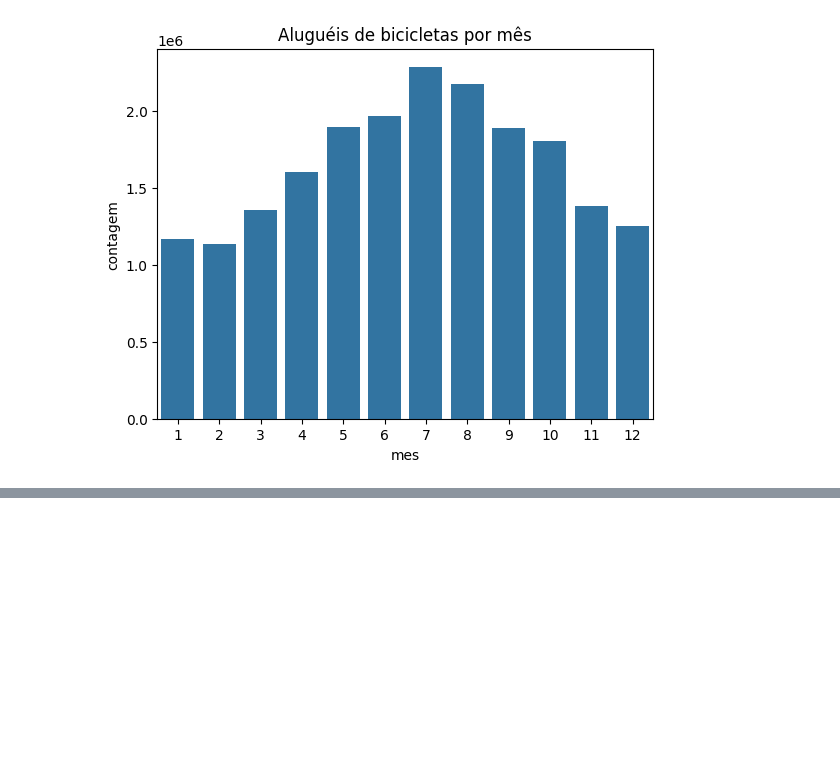
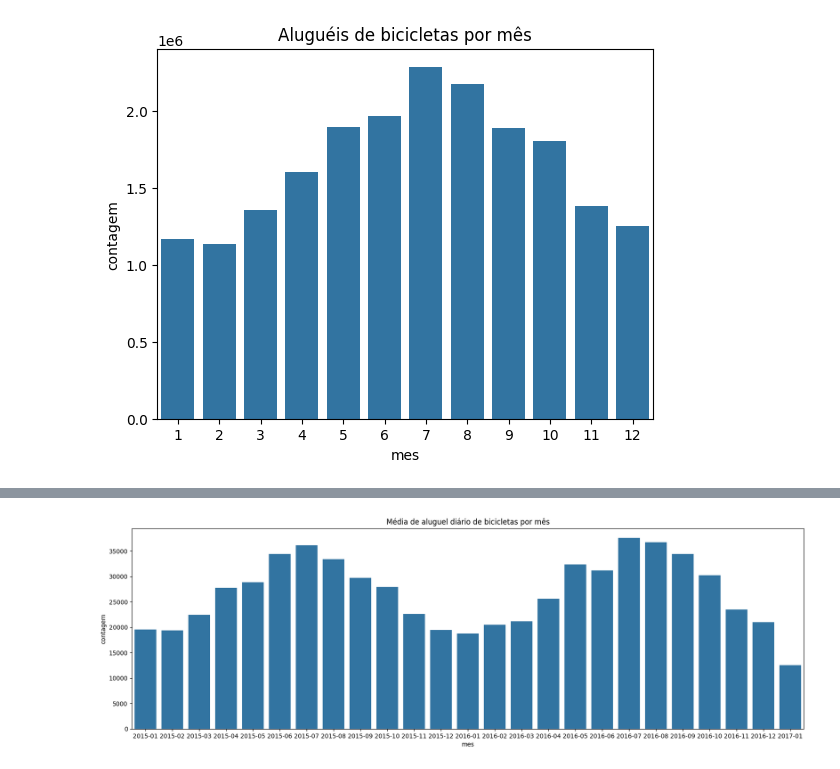
Before and after one commit to juliogazoli/alura-data-science-python-analisando-e-prevendo-series-temporais, a Jupyter notebook: atividades.ipynb, the cells around one changed output, grey strips where cells are left out. Cells and saved outputs as stored; diff of their text form; code cells hidden in the pictures; blank space fills up the shorter version.

Commit message:
Mão na massa: extraindo a média de aluguel diário de cada mês

```diff
--- a/atividades.ipynb
+++ b/atividades.ipynb
@@ -467,3 +467,8 @@ plt.title('Aluguéis de bicicletas por mês')
 plt.show()
 # %% [output]
 [figure]
+# %%
+df_tempo = df_data.groupby('data')['contagem'].sum().reset_index()
+# %%
+df_tempo['mes'] = df_tempo['data'].dt.to_period('M')
+df_tempo
@@ -469,0 +489,3 @@ plt.show()
+# %%
+media_aluguel_mes = df_tempo.groupby(['mes'])['contagem'].mean().reset_index()
+media_aluguel_mes
@@ -469,0 +510,7 @@ plt.show()
+# %%
+plt.figure(figsize = (20,6))
+sns.barplot(x='mes', y='contagem', data=media_aluguel_mes)
+plt.title('Média de aluguel diário de bicicletas por mês')
+plt.show()
+# %% [output]
+[figure, added]
```
Also changed, not shown: parts of 2 cells of this notebook.
